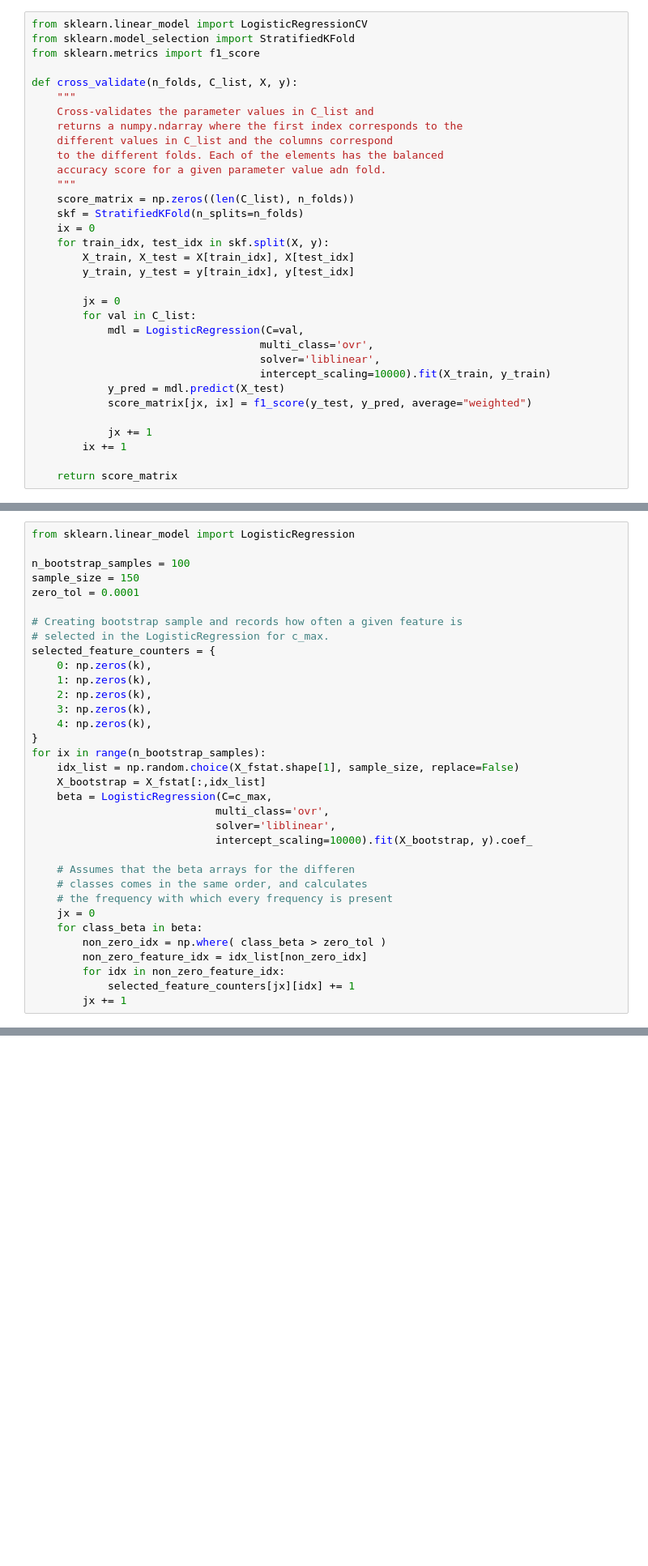
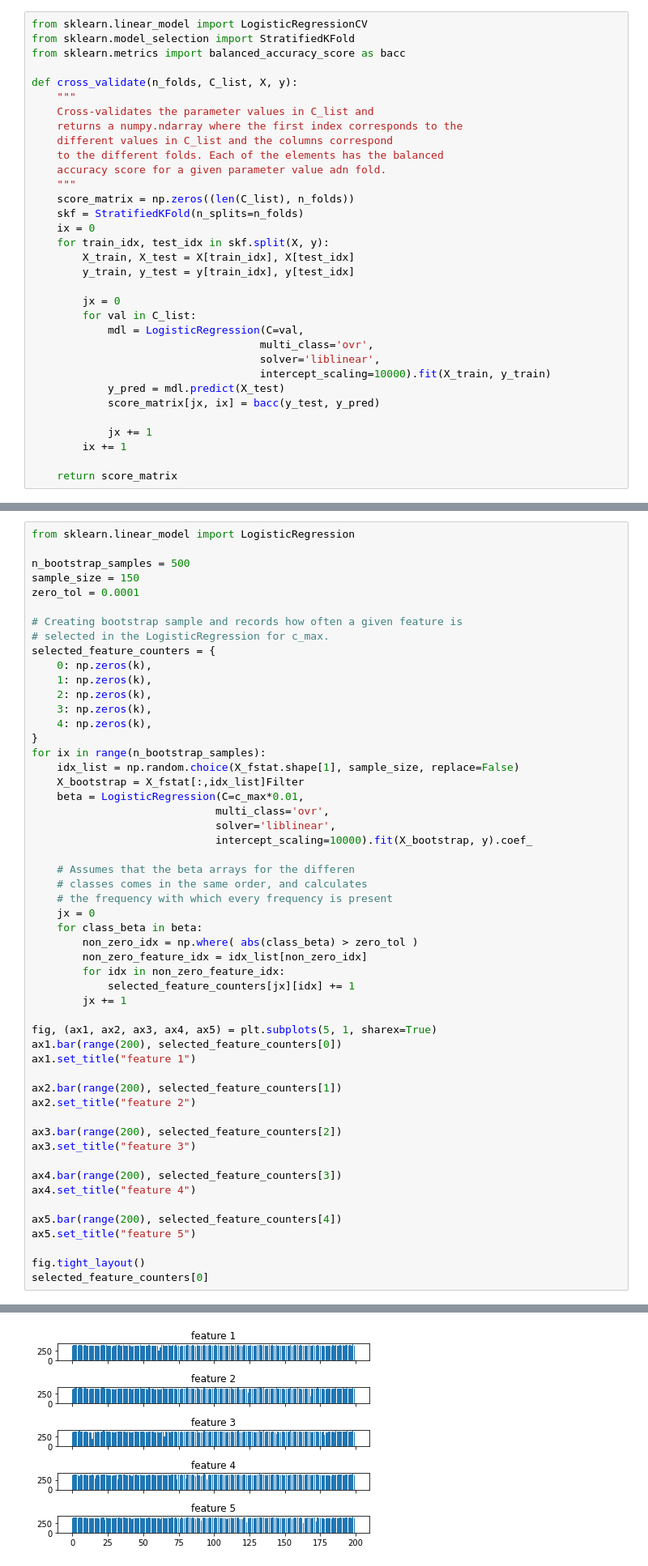
Before and after one commit to HyserAgg/mve441-project3, a Jupyter notebook: part2.ipynb, the cells around one changed output, grey strips where cells are left out. Shown at 81% size. Drawn from its saved outputs; the diff is of its cells as text; blank space fills up the shorter version.

```diff
--- a/part2.ipynb
+++ b/part2.ipynb
@@ -32,7 +32,7 @@ X_fstat = SelectKBest(score_func=f_classif, k=k).fit_transform(X_nonconst, y)
 # %%
 from sklearn.linear_model import LogisticRegressionCV
 from sklearn.model_selection import StratifiedKFold
-from sklearn.metrics import f1_score
+from sklearn.metrics import balanced_accuracy_score as bacc
 
 def cross_validate(n_folds, C_list, X, y):
     """
@@ -56,7 +56,7 @@ def cross_validate(n_folds, C_list, X, y):
                                     solver='liblinear',
                                     intercept_scaling=10000).fit(X_train, y_train)
             y_pred = mdl.predict(X_test)
-            score_matrix[jx, ix] = f1_score(y_test, y_pred, average="weighted")
+            score_matrix[jx, ix] = bacc(y_test, y_pred)
 
             jx += 1
         ix += 1
@@ -85,7 +85,7 @@ c_max
 # %%
 from sklearn.linear_model import LogisticRegression
 
-n_bootstrap_samples = 100
+n_bootstrap_samples = 500
 sample_size = 150
 zero_tol = 0.0001
 
@@ -100,8 +100,8 @@ selected_feature_counters = {
 }
 for ix in range(n_bootstrap_samples):
     idx_list = np.random.choice(X_fstat.shape[1], sample_size, replace=False)
-    X_bootstrap = X_fstat[:,idx_list]
-    beta = LogisticRegression(C=c_max,
+    X_bootstrap = X_fstat[:,idx_list]Filter
+    beta = LogisticRegression(C=c_max*0.01,
                              multi_class='ovr',
                              solver='liblinear',
                              intercept_scaling=10000).fit(X_bootstrap, y).coef_
@@ -111,8 +111,28 @@ for ix in range(n_bootstrap_samples):
     # the frequency with which every frequency is present
     jx = 0
     for class_beta in beta:
-        non_zero_idx = np.where( class_beta > zero_tol )
+        non_zero_idx = np.where( abs(class_beta) > zero_tol )
         non_zero_feature_idx = idx_list[non_zero_idx]
         for idx in non_zero_feature_idx:
             selected_feature_counters[jx][idx] += 1
         jx += 1
+
+fig, (ax1, ax2, ax3, ax4, ax5) = plt.subplots(5, 1, sharex=True)
+ax1.bar(range(200), selected_feature_counters[0])
+ax1.set_title("feature 1")
+
+ax2.bar(range(200), selected_feature_counters[1])
+ax2.set_title("feature 2")
+
+ax3.bar(range(200), selected_feature_counters[2])
+ax3.set_title("feature 3")
+
+ax4.bar(range(200), selected_feature_counters[3])
+ax4.set_title("feature 4")
+
+ax5.bar(range(200), selected_feature_counters[4])
+ax5.set_title("feature 5")
+
+fig.tight_layout()
+selected_feature_counters[0]
+# %% [output]
@@ -118,0 +158 @@ for ix in range(n_bootstrap_samples):
+[figure, added]
```
Also changed, not shown: parts of 5 cells of this notebook, 1 other file.
